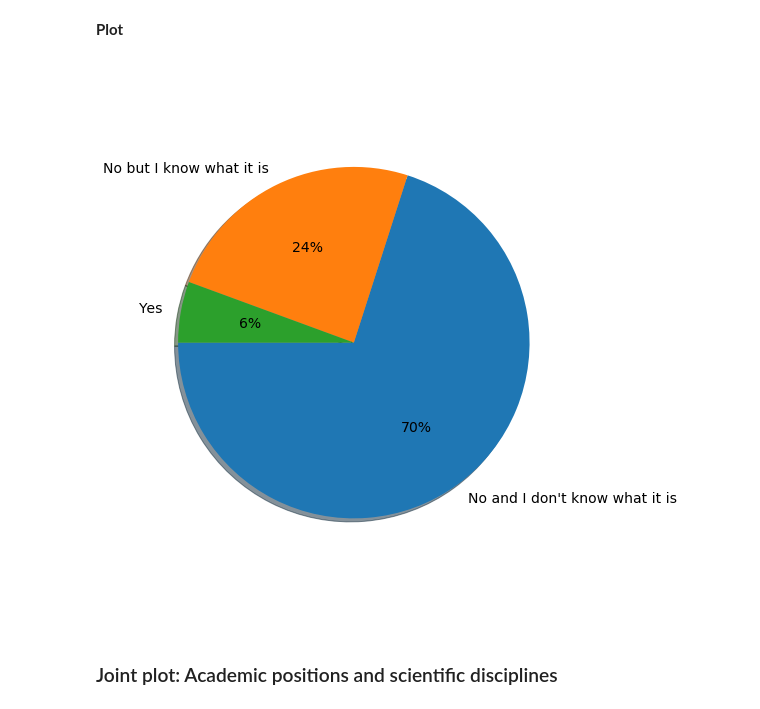
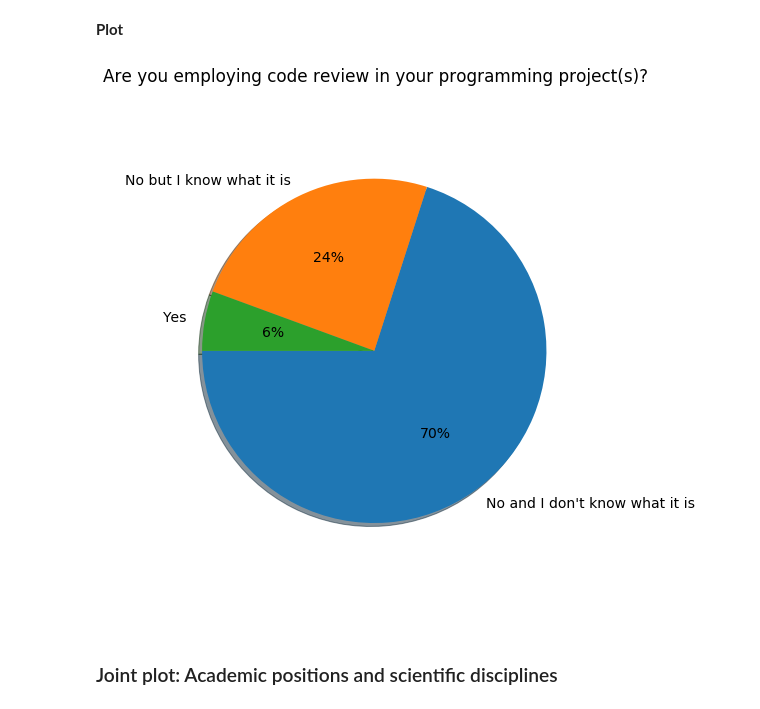
Before and after one commit to coderefinery/pre-workshop-survey, a Jupyter notebook: pre-workshop-survey.ipynb, the cells around one changed output. Saved outputs shown, nothing was run; the diff lists cells and outputs as text; code cells hidden in the pictures.

```diff
--- a/pre-workshop-survey.ipynb
+++ b/pre-workshop-survey.ipynb
@@ -144,7 +144,7 @@ def split_multiple_choices(series):
             series.drop(labels=i, inplace=True)
     return
 # %%
-def plot_pie(font, valcnt_series, xsize, ysize, filename, startangle=180):
+def plot_pie(font, valcnt_series, xsize, ysize, filename, startangle=180, title=None):
     plt.rc('font', **font)
 
     values = valcnt_series.values
@@ -153,6 +153,7 @@ def plot_pie(font, valcnt_series, xsize, ysize, filename, startangle=180):
     ax1.pie(values, labels=labels, autopct='%1.0f%%',
             shadow=True, startangle=startangle)
     ax1.axis('equal')  # Equal aspect ratio ensures that pie is drawn as a circle.
+    plt.title(title)
     ax1.figure.tight_layout()
     plt.savefig(filename)
 # %% [markdown]
@@ -510,9 +519,10 @@ stats_review = stats_review_i.add(stats_review_tf, fill_value=0.0)
 # %% [markdown]
 **Plot**
 # %%
-plot_pie(font, stats_review, xsize, ysize, "img/code-review.png");
+title = "Are you employing code review in your programming project(s)?"
+plot_pie(font, stats_review, xsize, ysize, "img/code-review.png", title=title);
 # %% [output]
-[figure, old version]
+[figure, new version]
 # %% [markdown]
 ### Joint plot: Academic positions and scientific disciplines
 # %%
```
Also changed, not shown: parts of 10 cells of this notebook.
